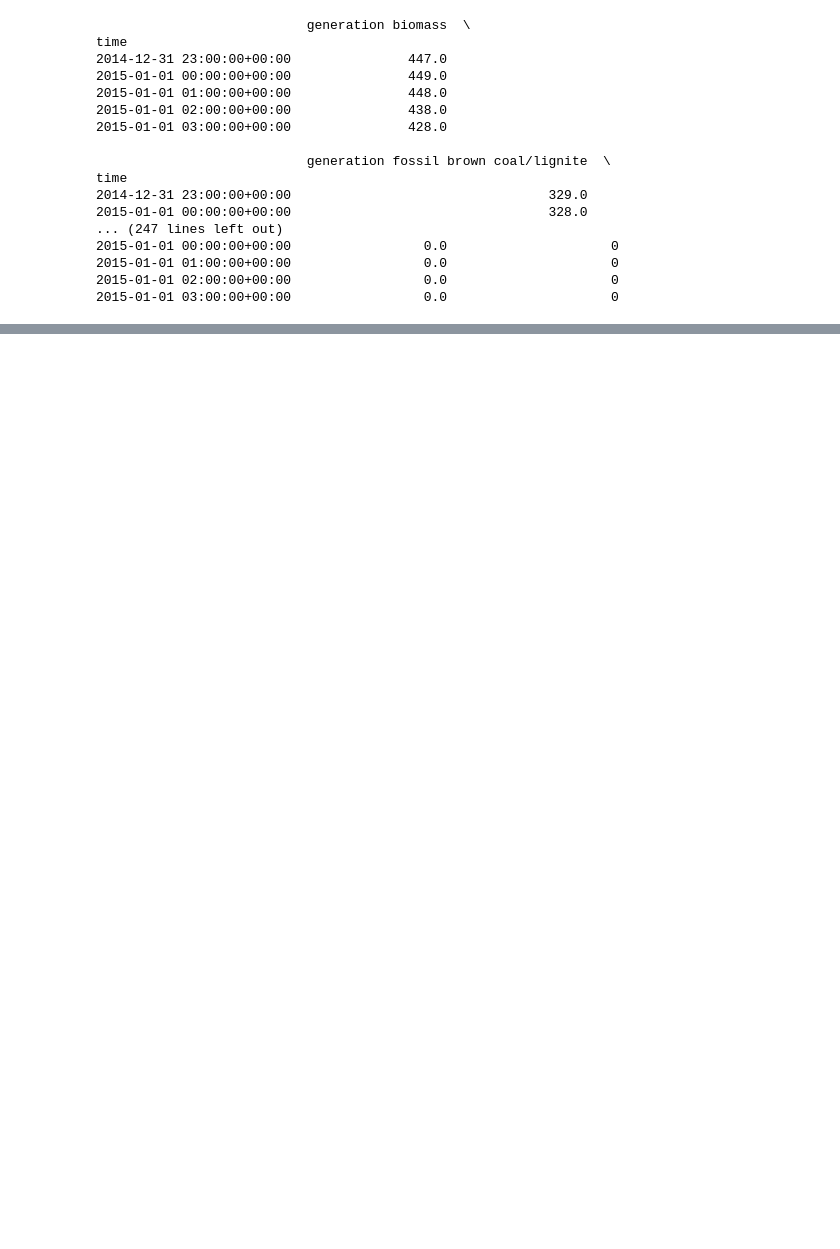
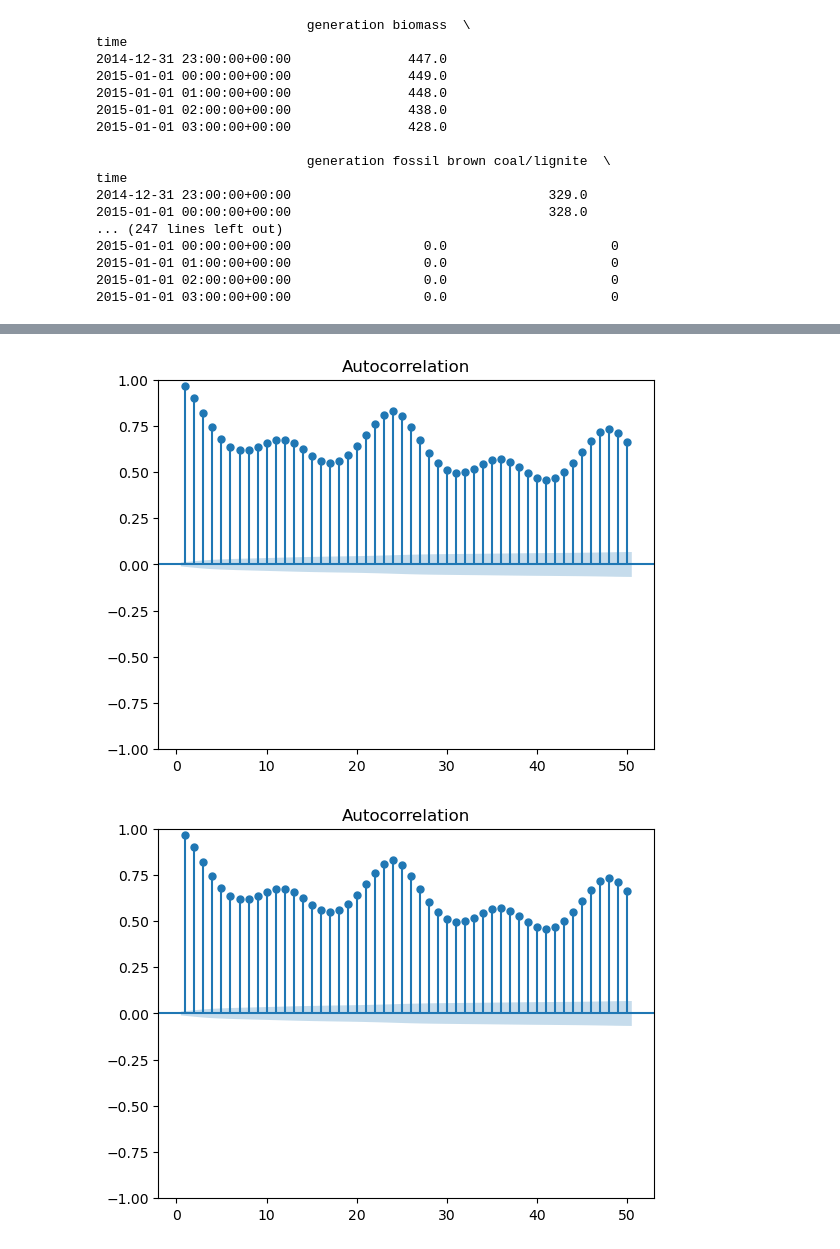
Before and after one commit to nirdagan22/datascience_project, a Jupyter notebook: datascience_project.ipynb, the cells around one changed output, grey strips where cells are left out. Cells and saved outputs as stored; diff of their text form; code cells hidden in the pictures; blank space fills up the shorter version.

```diff
--- a/datascience_project.ipynb
+++ b/datascience_project.ipynb
@@ -714,0 +720,7 @@ None
+# %%
+merged_df['is_weekend'] = merged_df['day'].apply(lambda x: 1 if x in ['Saturday', 'Sunday'] else 0)
+# %%
+plot_acf(merged_df['price actual'], lags=50, zero=False)
+# %% [output]
+[figure, added]
+[figure, added]
```
Also changed, not shown: parts of 76 cells of this notebook.
